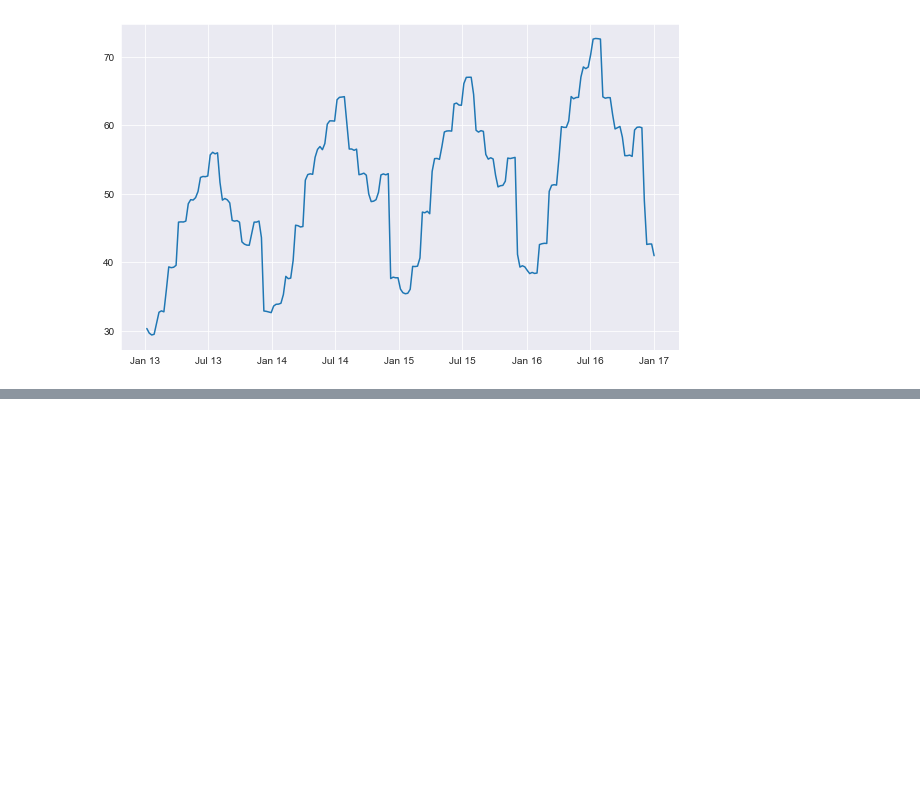
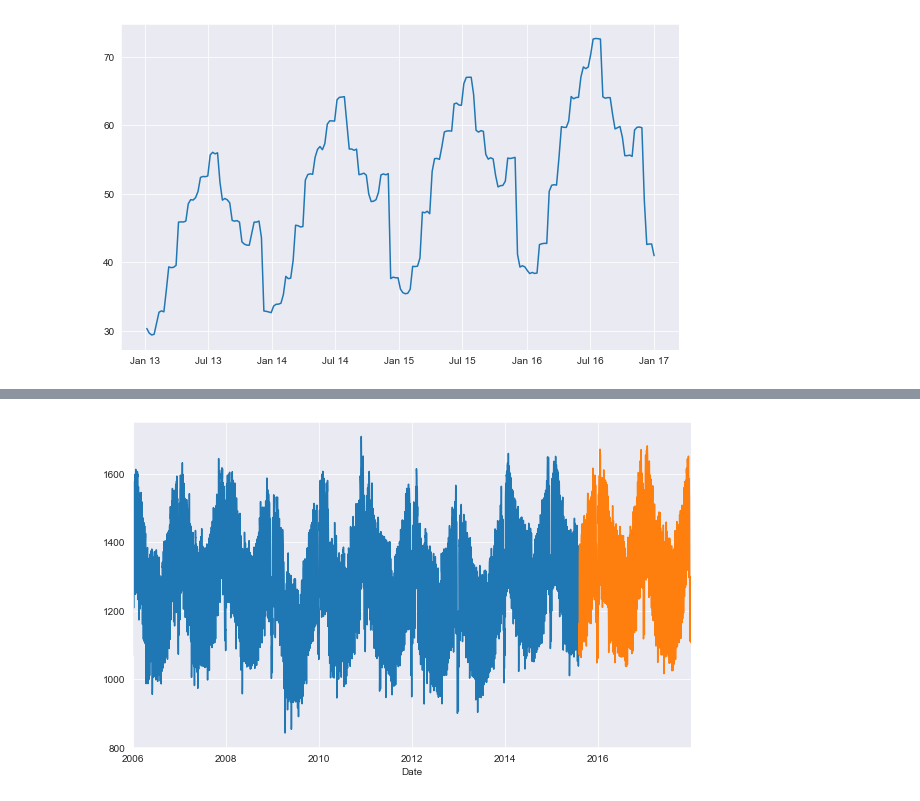
Before and after one commit to rajeshlamichhane04/time-series-exercises, a Jupyter notebook: explore.ipynb, the cells around one changed output, grey strips where cells are left out. Cells and saved outputs as stored; diff of their text form; code cells hidden in the pictures; blank space fills up the shorter version.

```diff
--- a/explore.ipynb
+++ b/explore.ipynb
@@ -298,0 +301,3 @@ ax.xaxis.set_major_formatter(DateFormatter('%b %y'))
+# %%
+#wrangle Data
+df = prepare.opsd_data()
@@ -298,0 +334,16 @@ ax.xaxis.set_major_formatter(DateFormatter('%b %y'))
+# %%
+#split data
+#this time using percent cut off method
+train_size = .80
+n = df.shape[0]
+test_start_index = round(n * train_size)
+
+train = df[:test_start_index]
+test = df[test_start_index:]
+# %%
+#plot the split
+train.Consumption.plot()
+test.Consumption.plot()
+plt.show()
+# %% [output]
+[figure, added]
```
Also changed, not shown: parts of 20 cells of this notebook.
